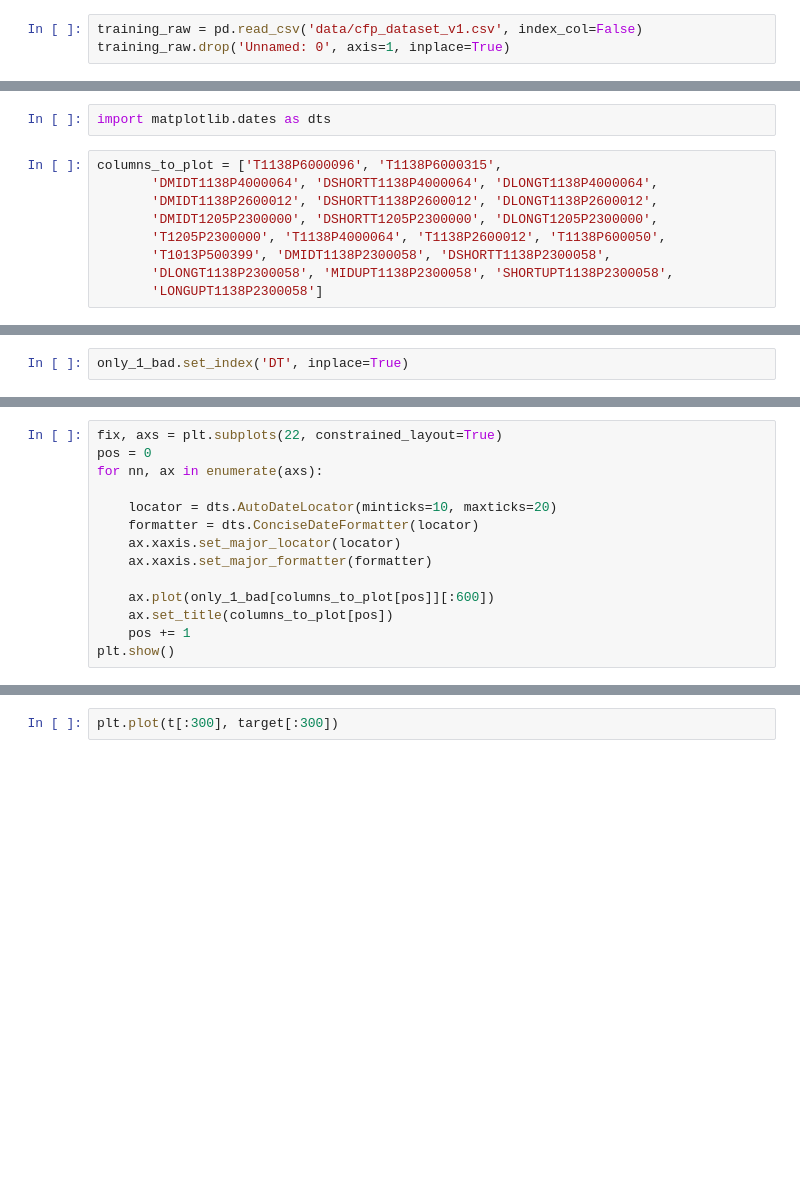
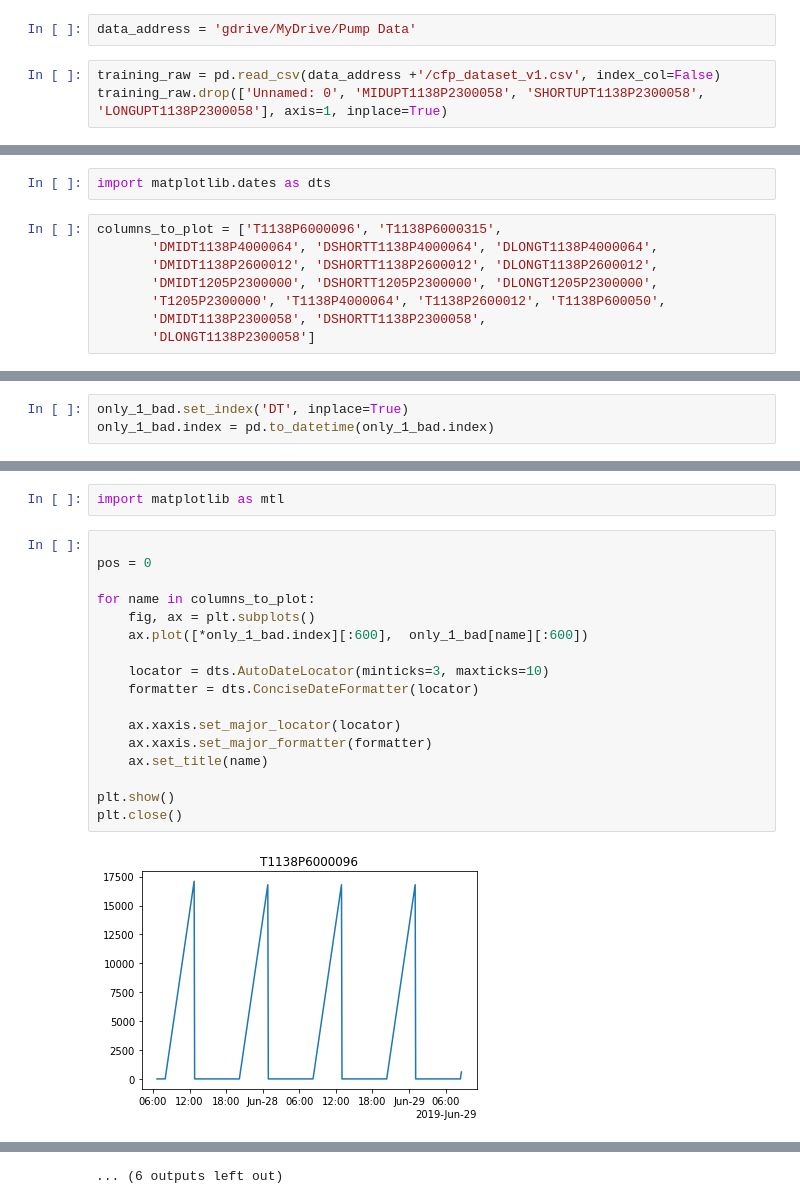
Before and after one commit to ksetdekov/ts_transformers, a Jupyter notebook: eda.ipynb, the cells around one changed output, grey strips where cells are left out. Cells and saved outputs as stored; diff of their text form; blank space fills up the shorter version.

```diff
--- a/eda.ipynb
+++ b/eda.ipynb
@@ -6,8 +31,10 @@ import ipywidgets as widgets
 import matplotlib.pyplot as plt
 import numpy as np
 import pandas as pd
+# %%
+data_address = 'gdrive/MyDrive/Pump Data'
 # %%
-training_raw = pd.read_csv('data/cfp_dataset_v1.csv', index_col=False)
-training_raw.drop('Unnamed: 0', axis=1, inplace=True)
+training_raw = pd.read_csv(data_address +'/cfp_dataset_v1.csv', index_col=False)
+training_raw.drop(['Unnamed: 0', 'MIDUPT1138P2300058', 'SHORTUPT1138P2300058', 'LONGUPT1138P2300058'], axis=1, inplace=True)
 # %%
 training_raw.columns
@@ -43,8 +140,7 @@ columns_to_plot = ['T1138P6000096', 'T1138P6000315',
        'DMIDT1138P2600012', 'DSHORTT1138P2600012', 'DLONGT1138P2600012',
        'DMIDT1205P2300000', 'DSHORTT1205P2300000', 'DLONGT1205P2300000',
        'T1205P2300000', 'T1138P4000064', 'T1138P2600012', 'T1138P600050',
-       'T1013P500399', 'DMIDT1138P2300058', 'DSHORTT1138P2300058',
-       'DLONGT1138P2300058', 'MIDUPT1138P2300058', 'SHORTUPT1138P2300058',
-       'LONGUPT1138P2300058']
+       'DMIDT1138P2300058', 'DSHORTT1138P2300058',
+       'DLONGT1138P2300058']
 # %%
 training_raw['DT'][:600]
@@ -53,2 +169,3 @@ only_1_bad.head()
 # %%
 only_1_bad.set_index('DT', inplace=True)
+only_1_bad.index = pd.to_datetime(only_1_bad.index)
@@ -55,14 +187,21 @@ only_1_bad.set_index('DT', inplace=True)
+# %%
+import matplotlib as mtl
 # %%
-fix, axs = plt.subplots(22, constrained_layout=True)
+
 pos = 0
-for nn, ax in enumerate(axs):
 
-    locator = dts.AutoDateLocator(minticks=10, maxticks=20)
+for name in columns_to_plot:
+    fig, ax = plt.subplots()
+    ax.plot([*only_1_bad.index][:600],  only_1_bad[name][:600])
+
+    locator = dts.AutoDateLocator(minticks=3, maxticks=10)
     formatter = dts.ConciseDateFormatter(locator)
+
     ax.xaxis.set_major_locator(locator)
     ax.xaxis.set_major_formatter(formatter)
+    ax.set_title(name)
 
-    ax.plot(only_1_bad[columns_to_plot[pos]][:600])
-    ax.set_title(columns_to_plot[pos])
-    pos += 1
 plt.show()
+plt.close()
+# %% [output]
+[figure, added]
@@ -69,2 +219 @@ plt.show()
+... (6 outputs left out)
-# %%
-plt.plot(t[:300], target[:300])
```
Also changed, not shown: parts of 15 cells of this notebook.
